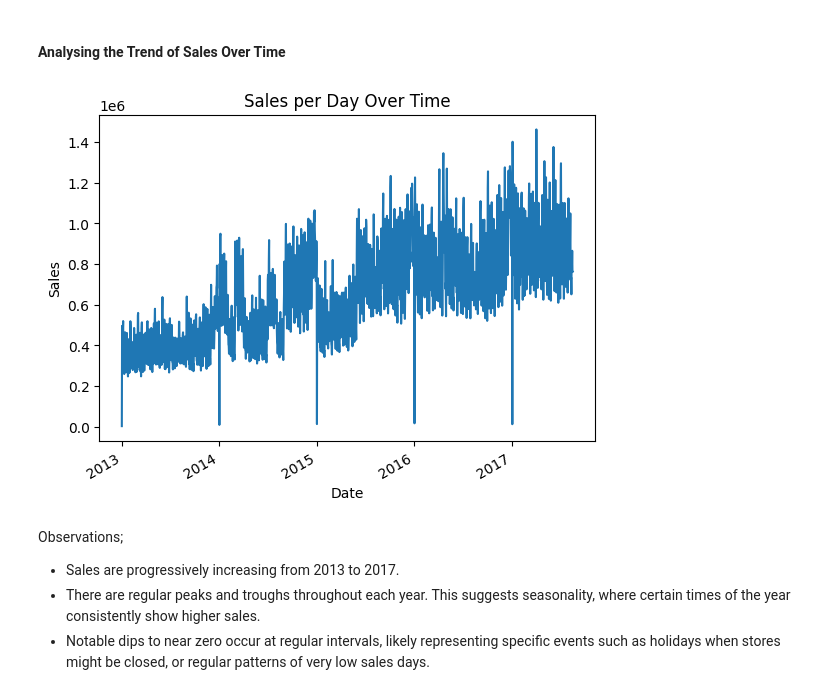
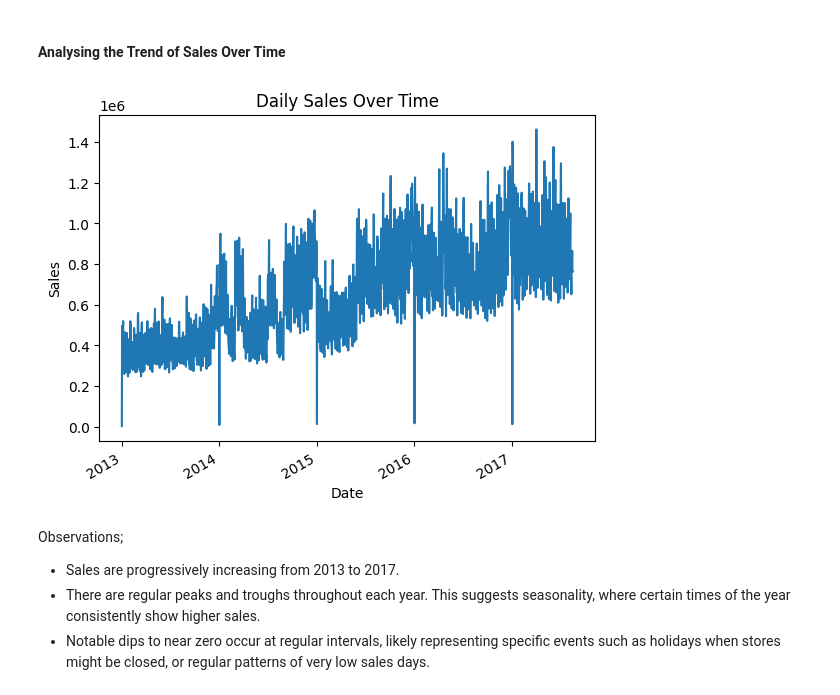
Before and after one commit to Victor-Osei/Time_Series_Analysis, a Jupyter notebook: tsa.ipynb, the cells around one changed output. Saved outputs shown, nothing was run; the diff lists cells and outputs as text; code cells hidden in the pictures.

```diff
--- a/tsa.ipynb
+++ b/tsa.ipynb
@@ -698,15 +687,15 @@ Observations;
 # %%
 #Group by date and sum sales
 daily_sales = train_data.groupby('date')['sales'].sum()
 
 #Time series plot of daily sales
 daily_sales.plot()
-plt.title('Sales per Day Over Time')
+plt.title('Daily Sales Over Time')
 plt.xlabel('Date')
 plt.ylabel('Sales')
 plt.show()
 # %% [output]
-[figure, old version]
+[figure, new version]
 # %% [markdown]
 Observations;
 * Sales are progressively increasing from 2013 to 2017.
```
Also changed, not shown: parts of 24 cells of this notebook, 3 other files.
